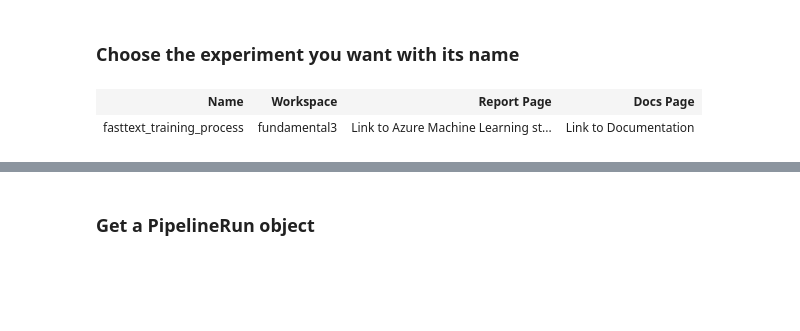
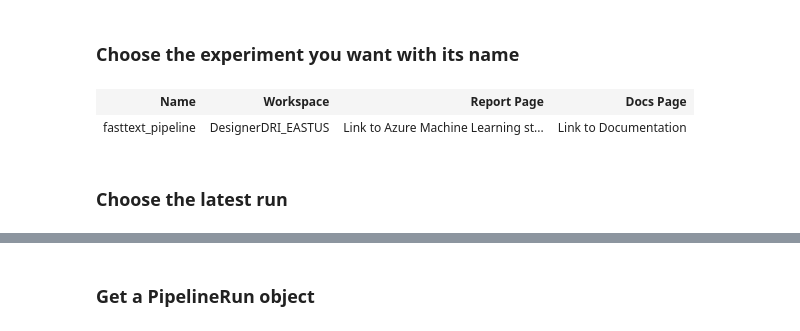
Before and after one commit to smallhaes/fasttext-sentence-classification, a Jupyter notebook: fasttext_realtime_inference.ipynb, the cells around one changed output, grey strips where cells are left out. Cells and saved outputs as stored; diff of their text form; code cells hidden in the pictures; blank space fills up the shorter version.

```diff
--- a/fasttext_online_inference.ipynb
+++ b/fasttext_realtime_inference.ipynb
@@ -68,12 +60,14 @@ exp_name_list
 # %% [markdown]
 ### Choose the experiment you want with its name
 # %%
-experiment_name = "fasttext_training_process"
+experiment_name = "fasttext_pipeline"
 experiment = Experiment(workspace, experiment_name)
 experiment
 # %% [output]
 | Name | Workspace | Report Page | Docs Page |
-| fasttext_training_process | fundamental3 | Link to Azure Machine Learning st... | Link to Documentation |
+| fasttext_pipeline | DesignerDRI_EASTUS | Link to Azure Machine Learning st... | Link to Documentation |
+# %% [markdown]
+### Choose the latest run
 # %%
 # azureml.pipeline.core.run.PipelineRun
 run = experiment.get_runs().__next__()
```
Also changed, not shown: parts of 34 cells of this notebook, 6 other files.
